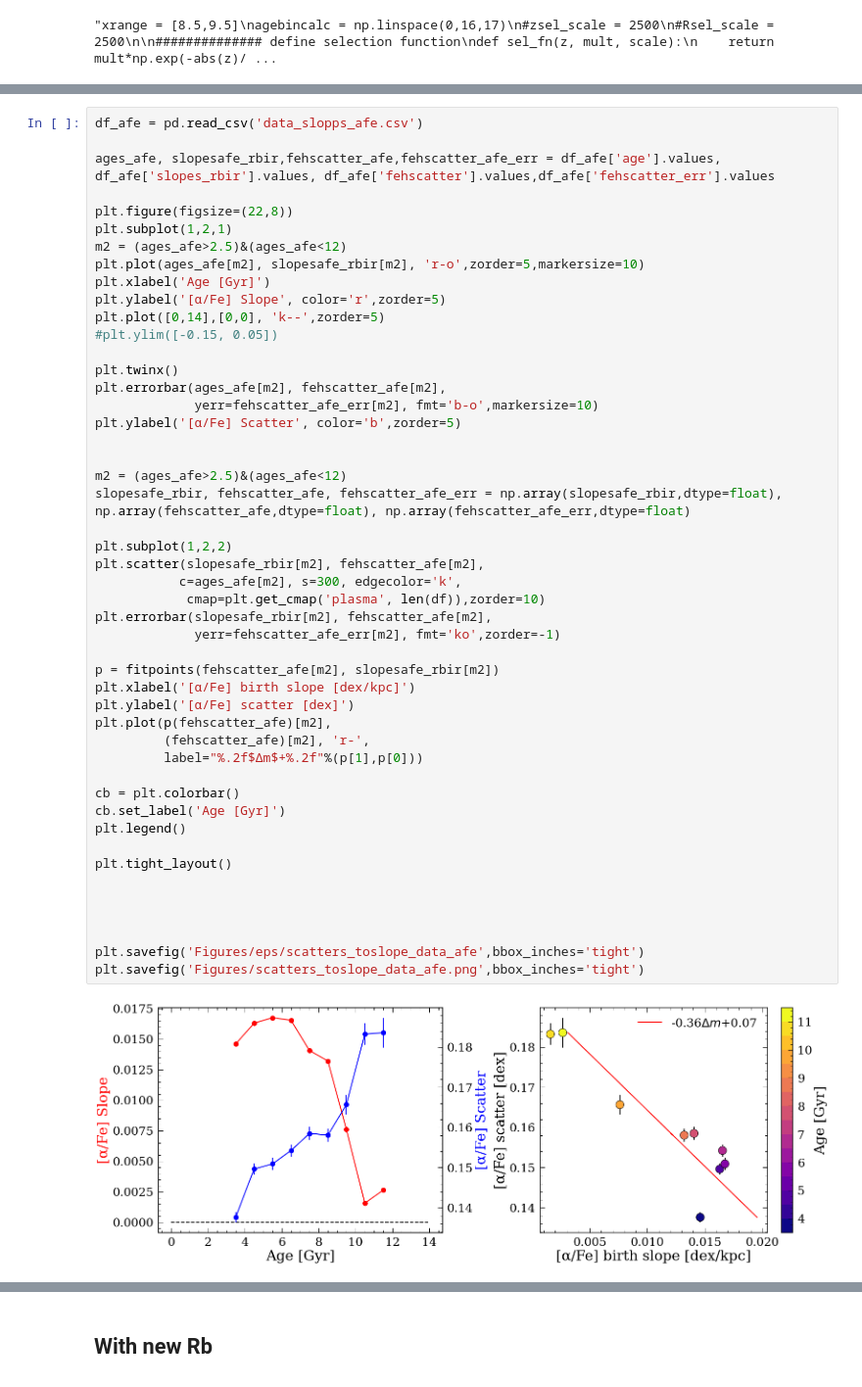
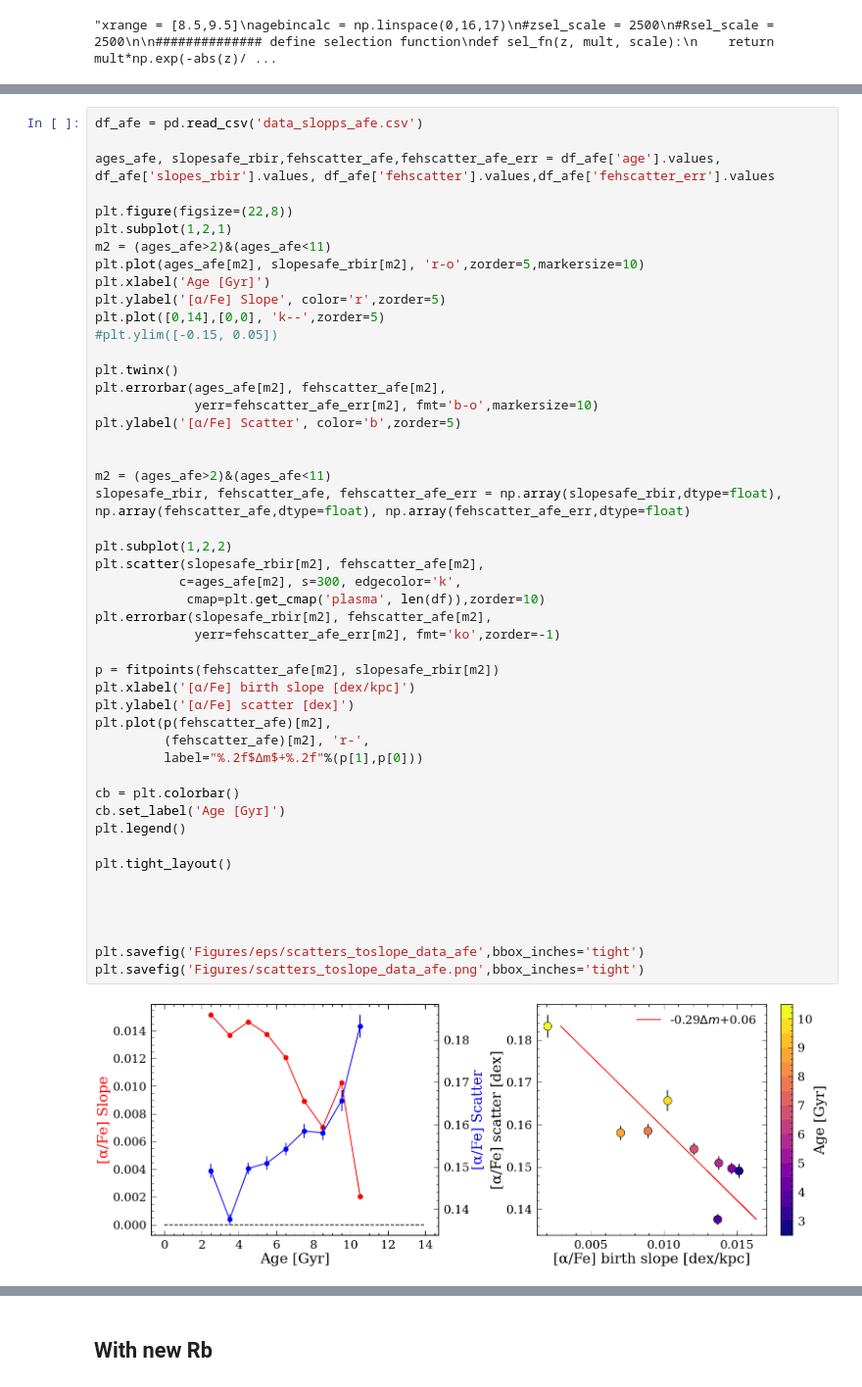
Before and after one commit to lyx12311/FeHScatter, a Jupyter notebook: Figures.ipynb, the cells around one changed output, grey strips where cells are left out. Shown at 98% size. Saved outputs shown, nothing was run; the diff lists cells and outputs as text.

```diff
--- a/Figures.ipynb
+++ b/Figures.ipynb
@@ -345,7 +346,7 @@ ages_afe, slopesafe_rbir,fehscatter_afe,fehscatter_afe_err = df_afe['age'].value
 
 plt.figure(figsize=(22,8))
 plt.subplot(1,2,1)
-m2 = (ages_afe>2.5)&(ages_afe<12)
+m2 = (ages_afe>2)&(ages_afe<11)
 plt.plot(ages_afe[m2], slopesafe_rbir[m2], 'r-o',zorder=5,markersize=10)
 plt.xlabel('Age [Gyr]')
 plt.ylabel('[α/Fe] Slope', color='r',zorder=5)
@@ -358,34 +359,34 @@ plt.errorbar(ages_afe[m2], fehscatter_afe[m2],
 plt.ylabel('[α/Fe] Scatter', color='b',zorder=5)
 
 
-m2 = (ages_afe>2.5)&(ages_afe<12)
+m2 = (ages_afe>2)&(ages_afe<11)
 slopesafe_rbir, fehscatter_afe, fehscatter_afe_err = np.array(slopesafe_rbir,dtype=float), np.array(fehscatter_afe,dtype=float), np.array(fehscatter_afe_err,dtype=float)
 
 plt.subplot(1,2,2)
 plt.scatter(slopesafe_rbir[m2], fehscatter_afe[m2],
            c=ages_afe[m2], s=300, edgecolor='k',
             cmap=plt.get_cmap('plasma', len(df)),zorder=10)
 plt.errorbar(slopesafe_rbir[m2], fehscatter_afe[m2],
              yerr=fehscatter_afe_err[m2], fmt='ko',zorder=-1)
 
 p = fitpoints(fehscatter_afe[m2], slopesafe_rbir[m2])
 plt.xlabel('[α/Fe] birth slope [dex/kpc]')
 plt.ylabel('[α/Fe] scatter [dex]')
 plt.plot(p(fehscatter_afe)[m2],
          (fehscatter_afe)[m2], 'r-',
          label="%.2f$Δm$+%.2f"%(p[1],p[0]))
 
 cb = plt.colorbar()
 cb.set_label('Age [Gyr]')
 plt.legend()
 
 plt.tight_layout()
 
 
 
 
 plt.savefig('Figures/eps/scatters_toslope_data_afe',bbox_inches='tight')
 plt.savefig('Figures/scatters_toslope_data_afe.png',bbox_inches='tight')
 # %% [output]
-[figure, old version]
+[figure, new version]
 # %%
```
Also changed, not shown: parts of 12 cells of this notebook, 5 other files.
